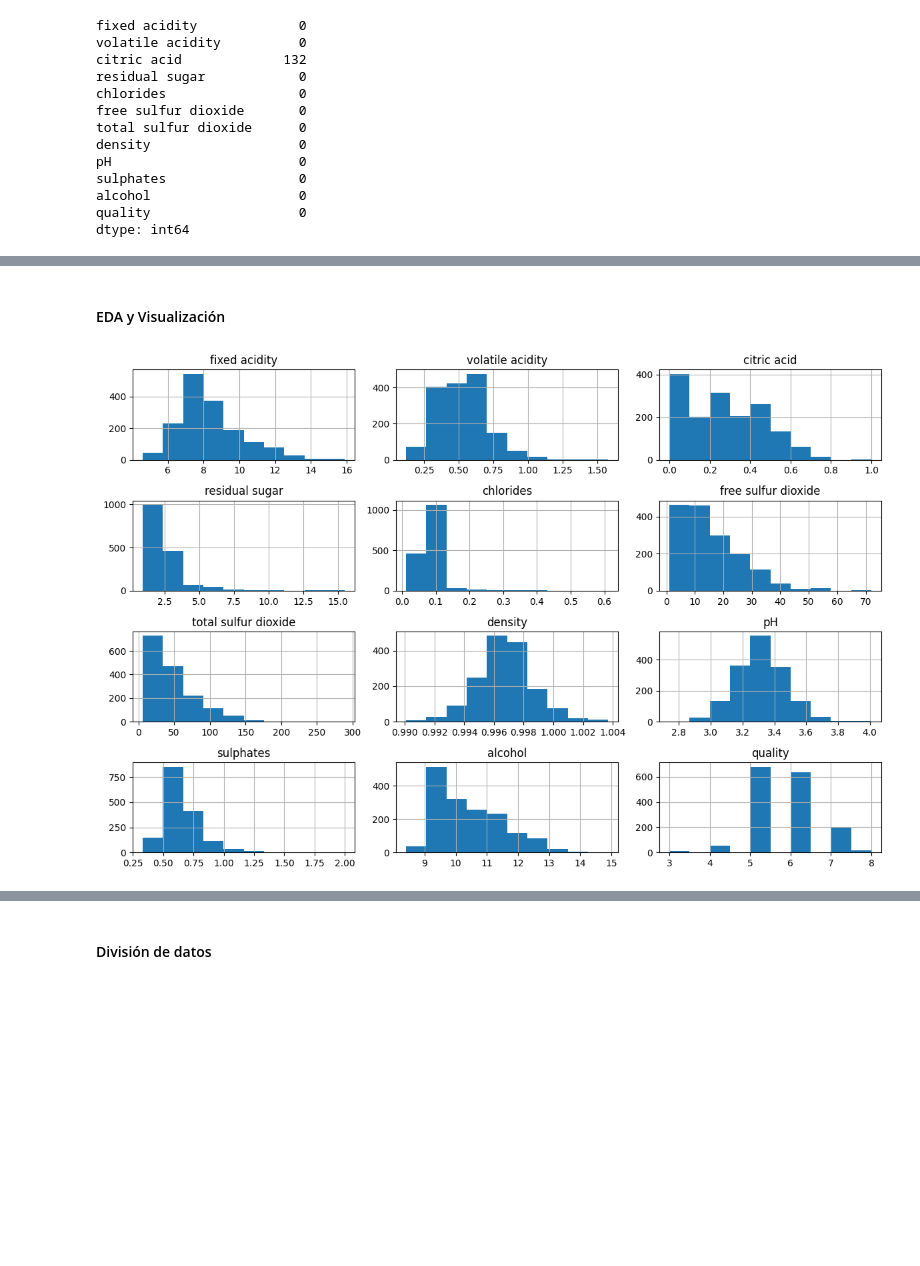
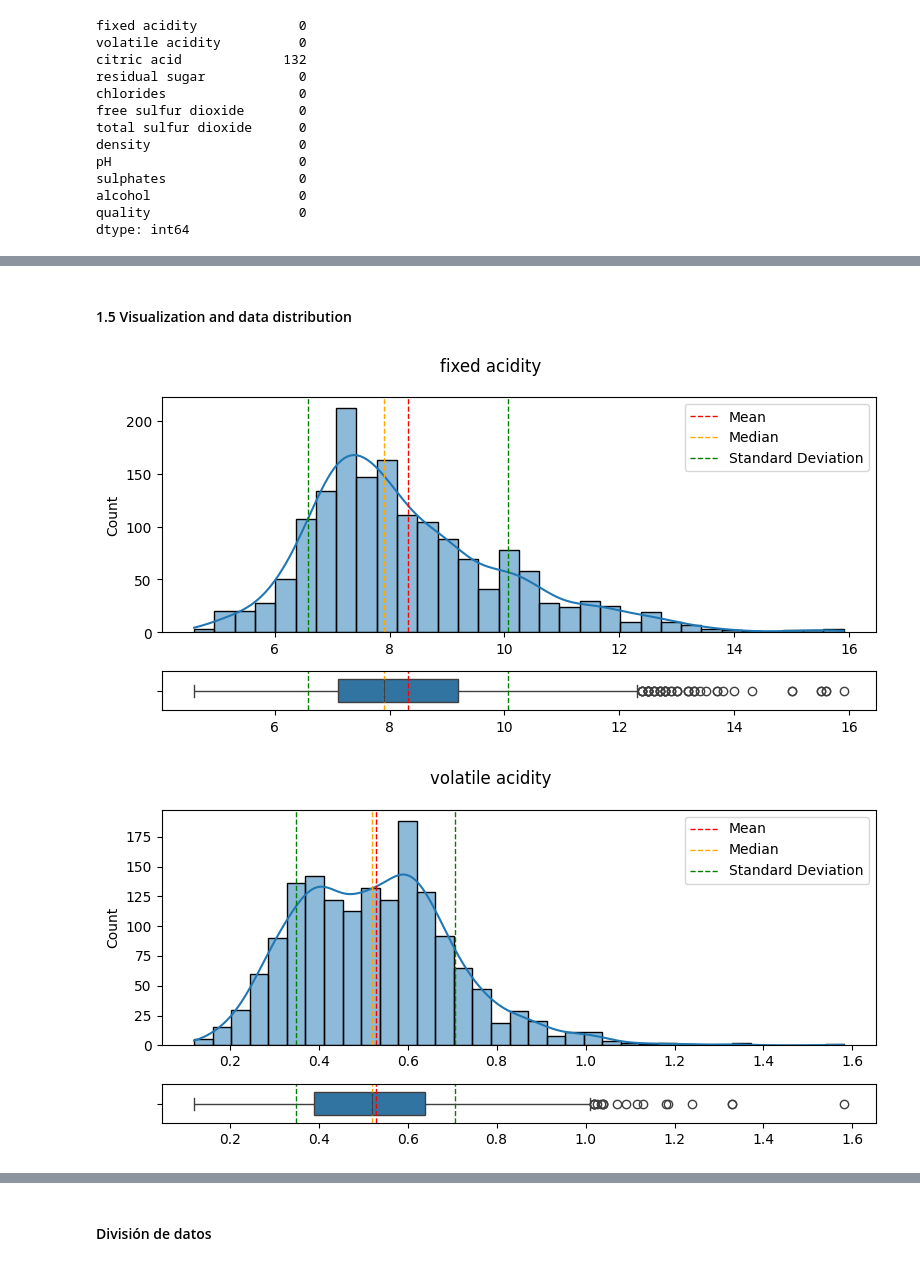
Before and after one commit to 4GeeksAcademy/ViceVareles_Bea_Intro_ML, a Jupyter notebook: src/08-k-nearest-neigbours.ipynb, the cells around one changed output, grey strips where cells are left out. Cells and saved outputs as stored; diff of their text form; code cells hidden in the pictures; blank space fills up the shorter version.

```diff
--- a/src/08-k-nearest-neigbours.ipynb
+++ b/src/08-k-nearest-neigbours.ipynb
@@ -7,17 +10,31 @@
 # %%
+# Statistic, dataframe and visualization libraries
 import pandas as pd
+import matplotlib.pyplot as plt
+import seaborn as sns
+import numpy as np
+
+# ML model related libraries
 from sklearn.naive_bayes import GaussianNB, MultinomialNB, BernoulliNB
 from sklearn.feature_extraction.text import TfidfVectorizer
 from sklearn.model_selection import train_test_split
 from sklearn.feature_extraction.text import CountVectorizer
 from sklearn.metrics import accuracy_score, classification_report
 from sklearn.model_selection import GridSearchCV
-from pickle import dump
-import matplotlib.pyplot as plt
-import seaborn as sns
-import numpy as np
 from sklearn.neighbors import KNeighborsClassifier
 from sklearn.model_selection import cross_val_score
 from sklearn.model_selection import cross_validate
 from sklearn.preprocessing import StandardScaler
 from sklearn.metrics import accuracy_score, confusion_matrix, classification_report
+
+# ML model wrapper library
+from pickle import dump
+
+# Custom functions
+import utils as eda
+
+# Dataset
+URL = "https://raw.githubusercontent.com/4GeeksAcademy/k-nearest-neighbors-project-tutorial/refs/heads/main/winequality-red.csv"
+df = pd.read_csv(URL, sep=';')
+
+df.head(2)
@@ -26,3 +44,0 @@ from sklearn.metrics import accuracy_score, confusion_matrix, classification_rep
-# %%
-df = pd.read_csv("../data/raw/winequality-red.csv", sep=';')
-df
@@ -172,8 +164,7 @@ dtype: int64
 # %% [markdown]
-#### EDA y Visualización
+#### 1.5 Visualization and data distribution
 # %%
-df.hist(figsize=(12, 8))
-plt.tight_layout()
-plt.show()
+eda.plot_numerical_data(df)
 # %% [output]
-[figure, old version]
+[figure, new version]
+[figure, added]
```
Also changed, not shown: parts of 44 cells of this notebook, 1 other file.
